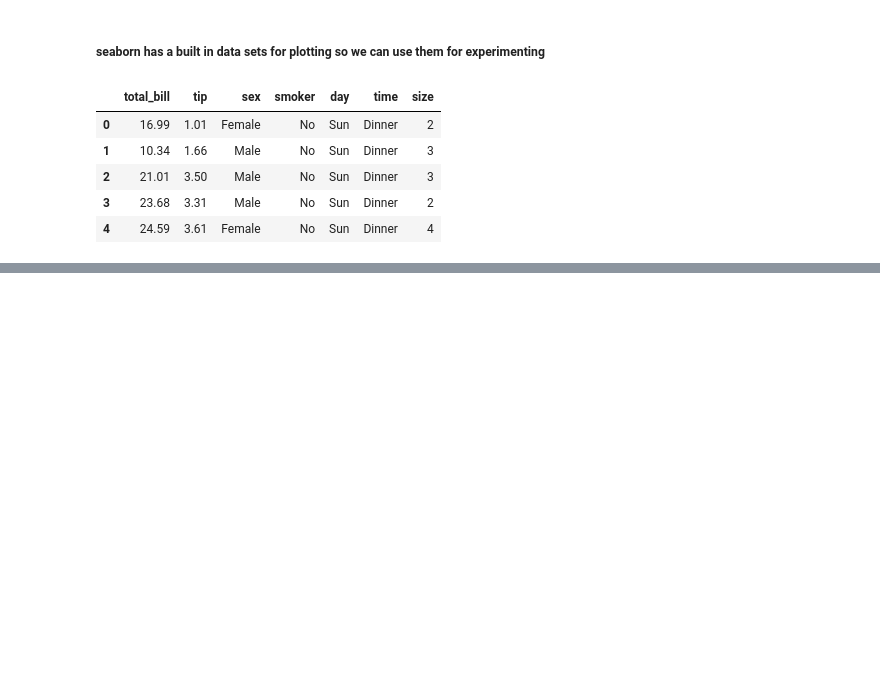
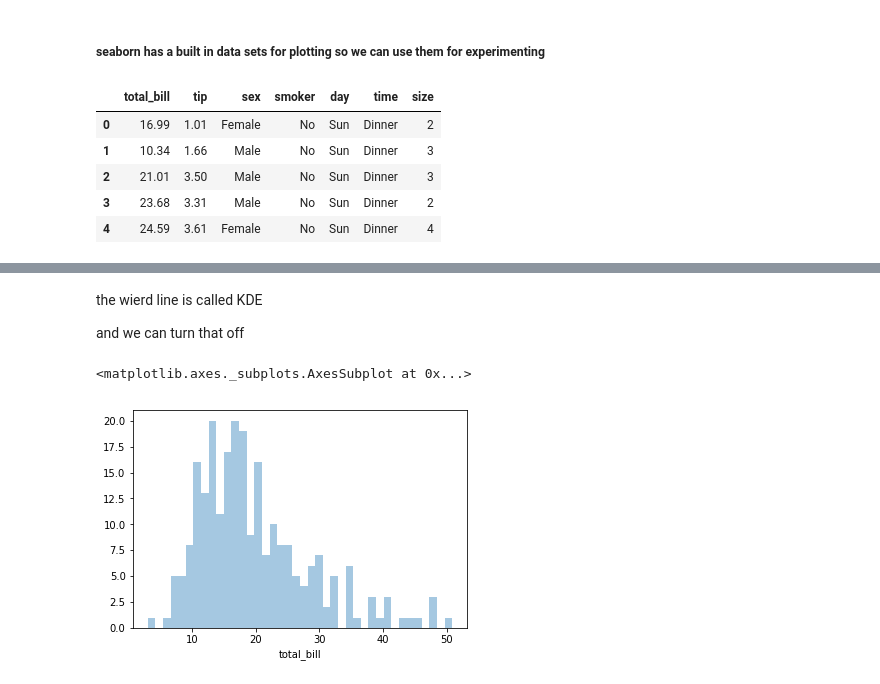
Before and after one commit to thecr7guy2/data-science, a Jupyter notebook: seaborn/Seaborn.ipynb, the cells around one changed output, grey strips where cells are left out. Cells and saved outputs as stored; diff of their text form; code cells hidden in the pictures; blank space fills up the shorter version.

```diff
--- a/seaborn/Seaborn.ipynb
+++ b/seaborn/Seaborn.ipynb
@@ -17,0 +29,10 @@ tips.head()
+# %% [markdown]
+the wierd line is called KDE
+
+
+and we can turn that off
+# %%
+sns.distplot(tips["total_bill"],kde=False,bins=40)
+# %% [output]
+<matplotlib.axes._subplots.AxesSubplot at 0x...>
+[figure, added]
```
Also changed, not shown: parts of 73 cells of this notebook, 4 other files.
